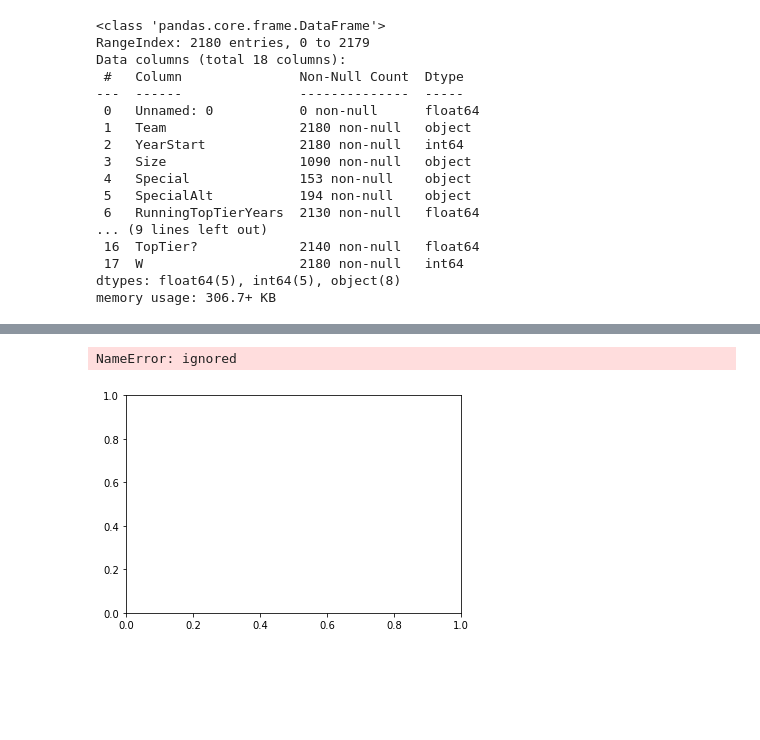
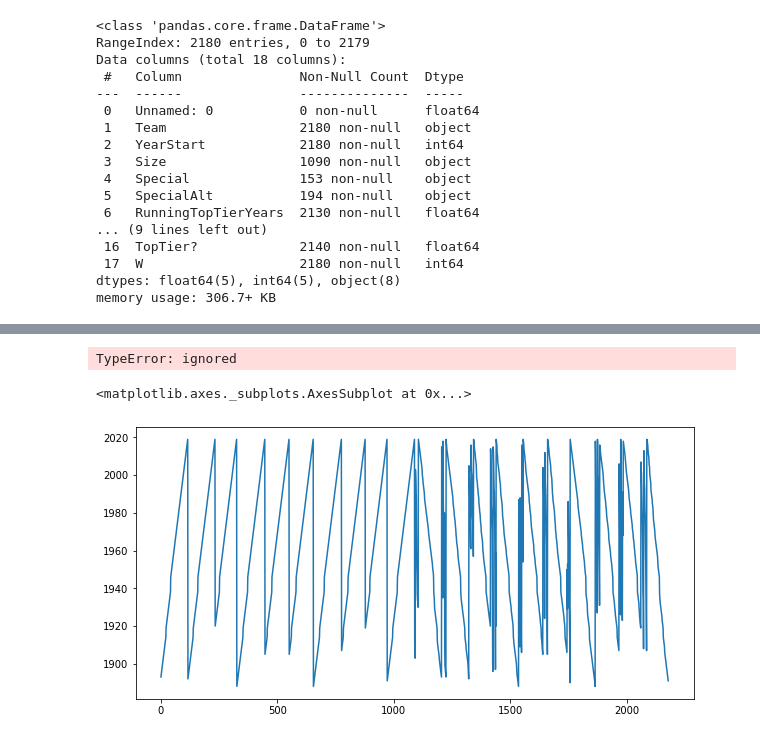
Before and after one commit to bbishal12/Quiz0, a Jupyter notebook: Copy_of_Recreating_Masters.ipynb, the cells around one changed output, grey strips where cells are left out. Cells and saved outputs as stored; diff of their text form; code cells hidden in the pictures; blank space fills up the shorter version.

```diff
--- a/Copy_of_Recreating_Masters.ipynb
+++ b/Copy_of_Recreating_Masters.ipynb
@@ -85,13 +86,17 @@ plt.show()
 fig, ax = plt.subplots()
 
 # Add the time-series for "relative_temp" to the plot
-ax.plot(YearStart.int, YearStart["Team"]);
+ax.plot(YearStart.index, YearStart["Club Name"]);
 
 # Set the x-axis label
 ax.set_xlabel("Time");
 
 # Set the y-axis label
-ax.set_ylabel("Team");
+ax.set_ylabel("Club Name");
 # %% [output]
-NameError: ignored
+TypeError: ignored
-[figure, removed]
+# %%
+df['YearStart'].plot()
+# %% [output]
+<matplotlib.axes._subplots.AxesSubplot at 0x...>
+[figure, added]
```
Also changed, not shown: parts of 3 cells of this notebook.
